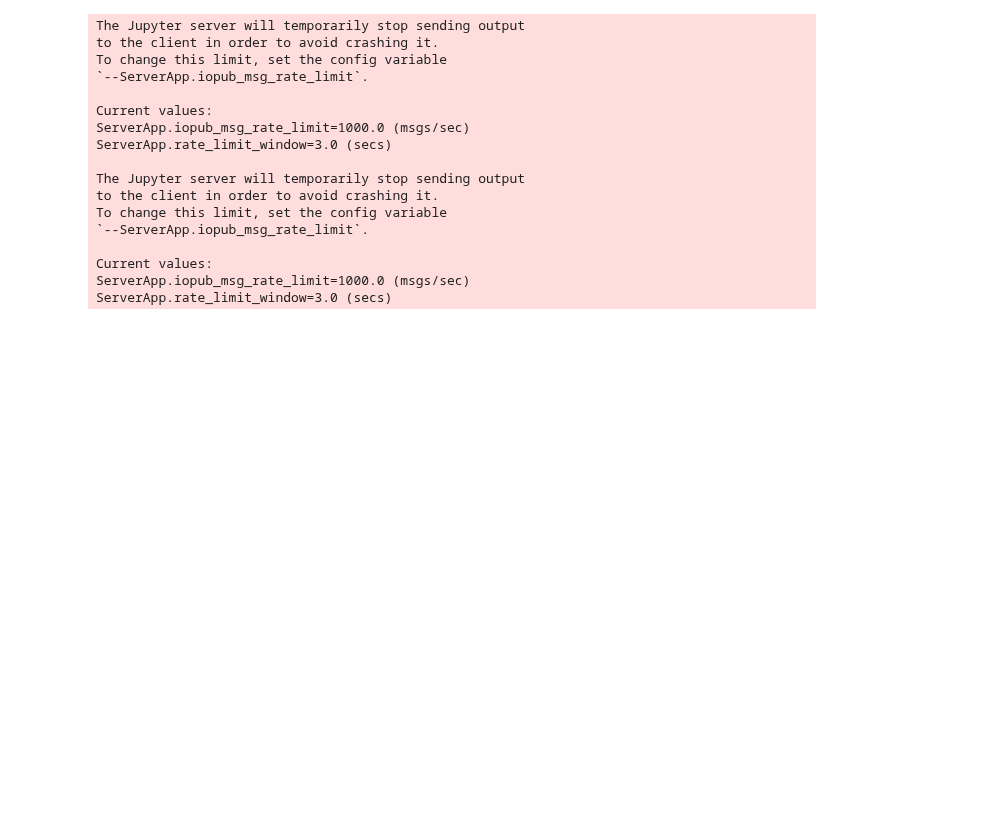
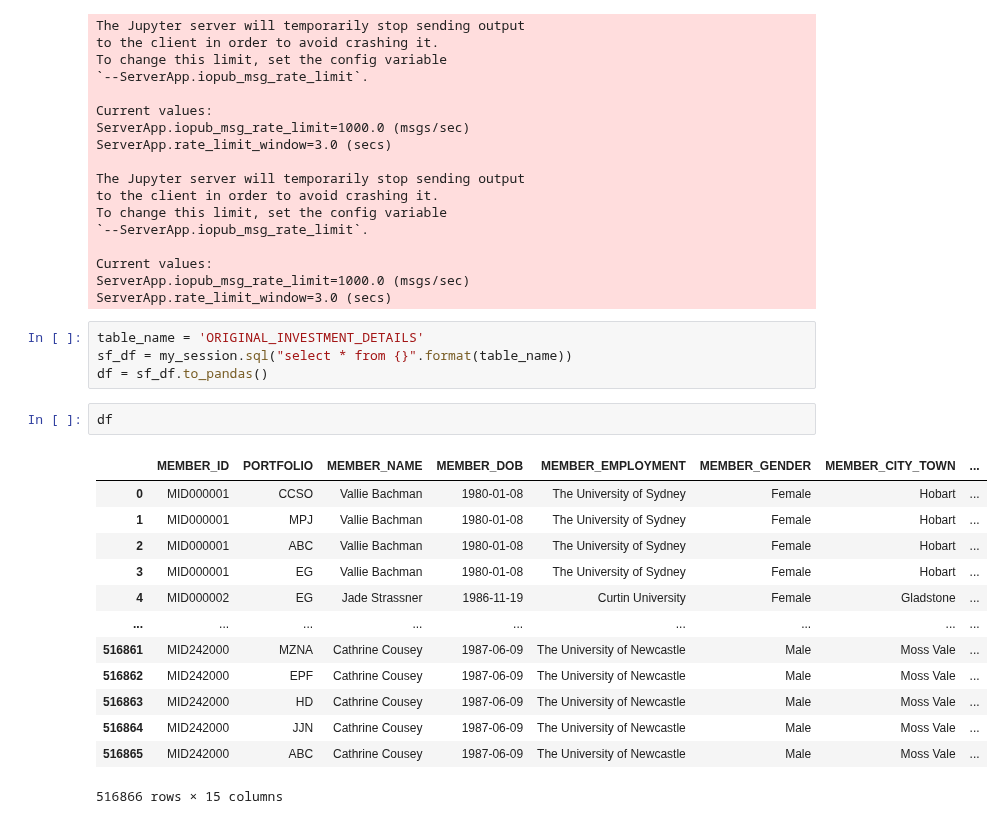
Before and after one commit to mhs10031990/BFS_PORT_OPTIM_Repo, a Jupyter notebook: Splitting_files.ipynb, the cells around one changed output. Saved outputs shown, nothing was run; the diff lists cells and outputs as text; blank space fills up the shorter version.

```diff
--- a/Splitting_files.ipynb
+++ b/Splitting_files.ipynb
@@ -347,3 +347,23 @@ To change this limit, set the config variable
 Current values:
 ServerApp.iopub_msg_rate_limit=1000.0 (msgs/sec)
 ServerApp.rate_limit_window=3.0 (secs)
+# %%
+table_name = 'ORIGINAL_INVESTMENT_DETAILS'
+sf_df = my_session.sql("select * from {}".format(table_name))
+df = sf_df.to_pandas()
+# %%
+df
+# %% [output]
+|  | MEMBER_ID | PORTFOLIO | MEMBER_NAME | MEMBER_DOB | MEMBER_EMPLOYMENT | MEMBER_GENDER | MEMBER_CITY_TOWN | ... |
+| 0 | MID000001 | CCSO | Vallie Bachman | 1980-01-08 | The University of Sydney | Female | Hobart | ... |
+| 1 | MID000001 | MPJ | Vallie Bachman | 1980-01-08 | The University of Sydney | Female | Hobart | ... |
+| 2 | MID000001 | ABC | Vallie Bachman | 1980-01-08 | The University of Sydney | Female | Hobart | ... |
+| 3 | MID000001 | EG | Vallie Bachman | 1980-01-08 | The University of Sydney | Female | Hobart | ... |
+| 4 | MID000002 | EG | Jade Strassner | 1986-11-19 | Curtin University | Female | Gladstone | ... |
+| ... | ... | ... | ... | ... | ... | ... | ... | ... |
+| 516861 | MID242000 | MZNA | Cathrine Cousey | 1987-06-09 | The University of Newcastle | Male | Moss Vale | ... |
+| 516862 | MID242000 | EPF | Cathrine Cousey | 1987-06-09 | The University of Newcastle | Male | Moss Vale | ... |
+| 516863 | MID242000 | HD | Cathrine Cousey | 1987-06-09 | The University of Newcastle | Male | Moss Vale | ... |
+| 516864 | MID242000 | JJN | Cathrine Cousey | 1987-06-09 | The University of Newcastle | Male | Moss Vale | ... |
+| 516865 | MID242000 | ABC | Cathrine Cousey | 1987-06-09 | The University of Newcastle | Male | Moss Vale | ... |
+516866 rows × 15 columns
```
